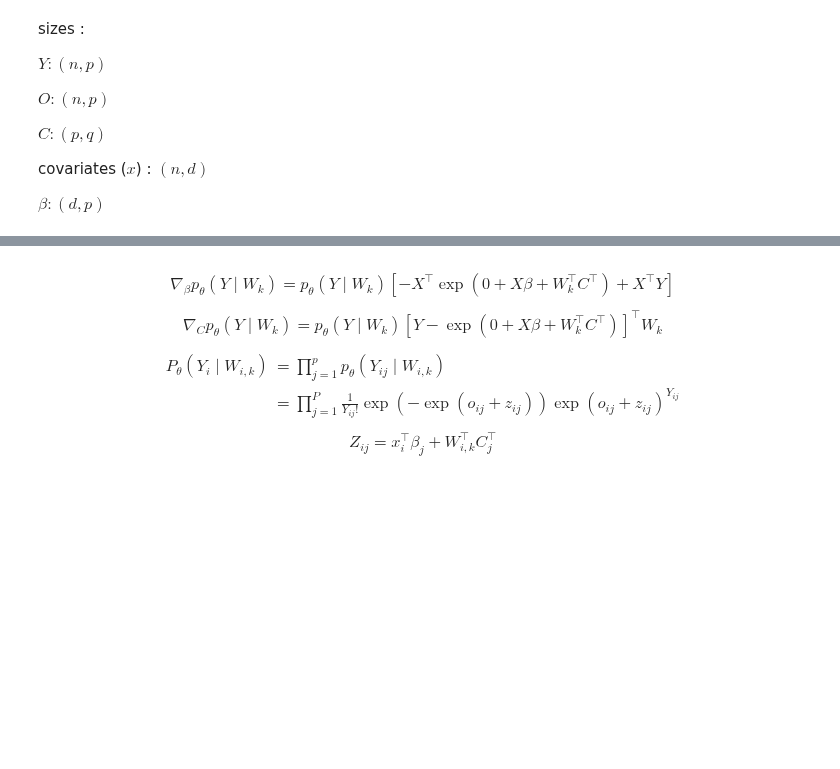
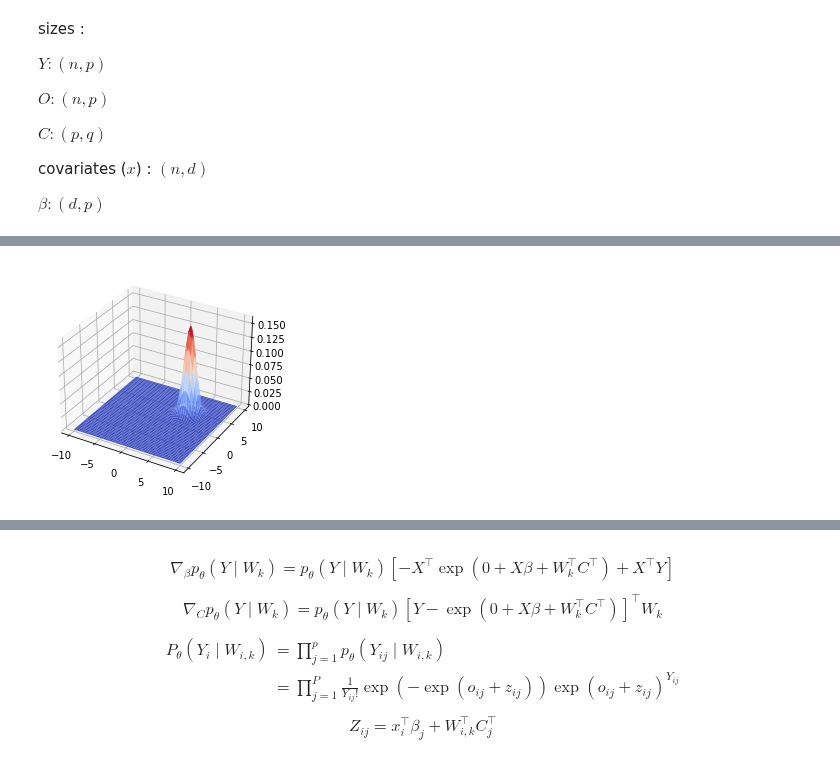
Before and after one commit to PLN-team/pyPLNmodels, a Jupyter notebook: MC_PLNPCA.ipynb, the cells around one changed output, grey strips where cells are left out. Saved outputs shown, nothing was run; the diff lists cells and outputs as text; code cells hidden in the pictures; blank space fills up the shorter version.

```diff
--- a/MC_PLNPCA.ipynb
+++ b/MC_PLNPCA.ipynb
@@ -1008,0 +1179,16 @@ tensor([[ 0,  2,  1,  ...,  1,  0,  2],
+# %%
+abscisse = torch.linspace(-10,10,200)
+Z = np.zeros((len(abscisse), len(abscisse)))
+for i,x in enumerate(abscisse):
+    for j,y in enumerate(abscisse) :
+        xy_ten = torch.tensor([x,y])
+        Z[i,j]= (p(xy_ten))
+
+
+fig = plt.figure()
+ax = fig.add_subplot(111, projection='3d')
+X,Y = np.meshgrid(abscisse,abscisse)
+ax.plot_surface(X, Y, Z, cmap = cm.coolwarm)
+plt.show()
+# %% [output]
+[figure, added]
```
Also changed, not shown: parts of 31 cells of this notebook.
